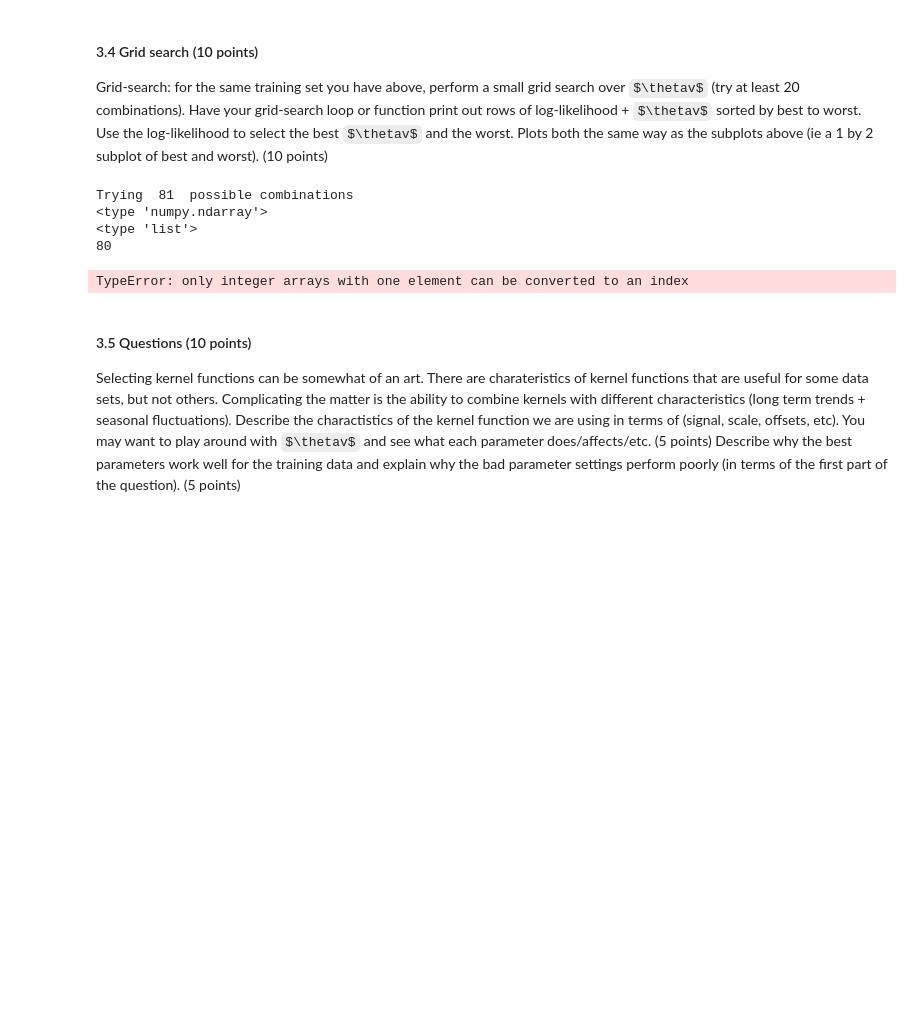
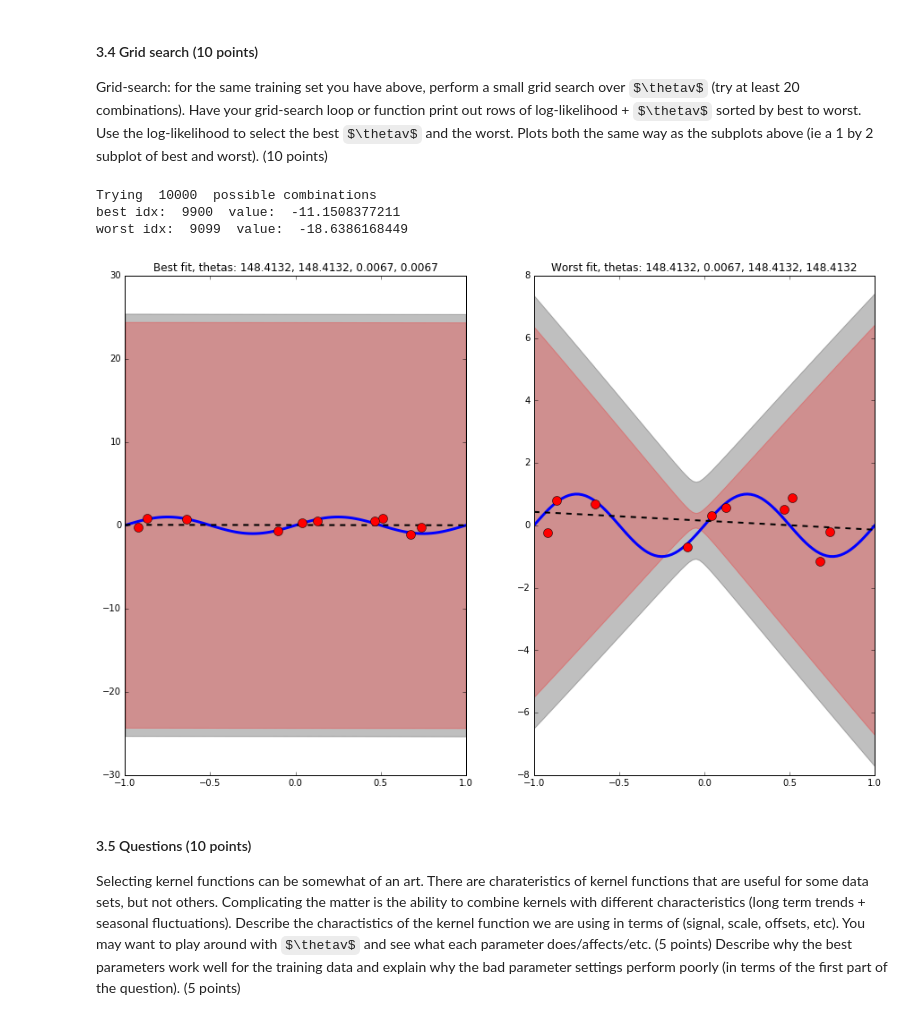
Before and after one commit to selBaez/machine-learning-1, a Jupyter notebook: lab3/Lab3.ipynb, the cells around one changed output. Cells and saved outputs as stored; diff of their text form; code cells hidden in the pictures; some formulas as TeX source; blank space fills up the shorter version.

Commit message:
finished q3, but there seem to be errors

```diff
--- a/lab3/Lab3.ipynb
+++ b/lab3/Lab3.ipynb
@@ -330,48 +344,59 @@ $\frac{\partial \theta_i}{\partial \phi_i} = \exp \phi_i = \theta_i$
 Grid-search: for the same training set you have above, perform a small grid search over $\thetav$ (try at least 20 combinations).  Have your grid-search loop or function print out rows of log-likelihood + $\thetav$ sorted by best to worst.  Use the log-likelihood to select the best $\thetav$ and the worst.  Plots both the same way as the subplots above (ie a 1 by 2 subplot of best and worst). (10 points)
 # %%
 def generate_thetas():
-    num = 3
+    num = 10
     possible_values = np.exp(np.linspace(-5, 5, num))
     thetas = []
 
     for theta_0 in range(0,num):
         for theta_1 in range(0,num):
             for theta_2 in range(0,num):
                 for theta_3 in range(0,num):
                     thetas.append([possible_values[theta_0], possible_values[theta_1], possible_values[theta_2], possible_values[theta_3]])
 
     return thetas
 
 # Create hyperparameters combinations
 thetas = generate_thetas()
 print "Trying ", len(thetas), " possible combinations"
 
 # evaluate hyperparameter by loglikelihood
 scores = np.zeros(len(thetas))
 
 for i in range(0, len(thetas)):
     scores[i] = gp_log_likelihood(x_train, t_train, thetas[i], C = None, invC = None )
 
-print type(scores)
-print type(thetas)
 
 # sort by loglikelihood
 sorting_idx = np.argsort(scores)
-sorted_scores = scores[sorting_idx]
-
-print sorting_idx[0]
 
 # plotting
-plt.figure(figsize = (20, 10))
 
 # best
-plt.subplot(120 + i + 1)
+best = sorting_idx[-1]
+print "best idx: ", sorting_idx[-1], " value: ", scores[best]
+
+plt.subplot(1, 2, 1)
+plt.title("Best fit, thetas: %.4f, %.4f, %.4f, %.4f" % tuple(thetas[best]))
+
+mu_test, var_test = gp_predictive_ditribution(x_train, t_train, x_test, thetas[best], beta, C = None)
+gp_plot( x_test, y_test, mu_test, var_test, x_train, t_train, thetas[best], beta )
+
+
+# worst
+worst = sorting_idx[0]
+print "worst idx: ", sorting_idx[0], " value: ", scores[worst]
+
+plt.subplot(1, 2, 2)
+plt.title("Worst fit, thetas: %.4f, %.4f, %.4f, %.4f" % tuple(thetas[worst]))
+
+mu_test, var_test = gp_predictive_ditribution(x_train, t_train, x_test, thetas[worst], beta, C = None)
+gp_plot( x_test, y_test, mu_test, var_test, x_train, t_train, thetas[worst], beta )
 # %% [output]
-Trying  81  possible combinations
-<type 'numpy.ndarray'>
-<type 'list'>
-80
+Trying  10000  possible combinations
+best idx:  9900  value:  -11.1508377211
+worst idx:  9099  value:  -18.6386168449
-TypeError: only integer arrays with one element can be converted to an index
+[figure, added]
 # %% [markdown]
 #### 3.5 Questions (10 points)
 Selecting kernel functions can be somewhat of an art.  There are charateristics of kernel functions that are useful for some data sets, but not others.  Complicating the matter is the ability to combine kernels with different characteristics (long term trends + seasonal fluctuations).  Describe the charactistics of the kernel function we are using in terms of (signal, scale, offsets, etc). You may want to play around with $\thetav$ and see what each parameter does/affects/etc.  (5 points)  Describe why the best parameters work well for the training data and explain why the bad parameter settings perform poorly (in terms of the first part of the question).  (5 points)
```
Also changed, not shown: parts of 10 cells of this notebook.
